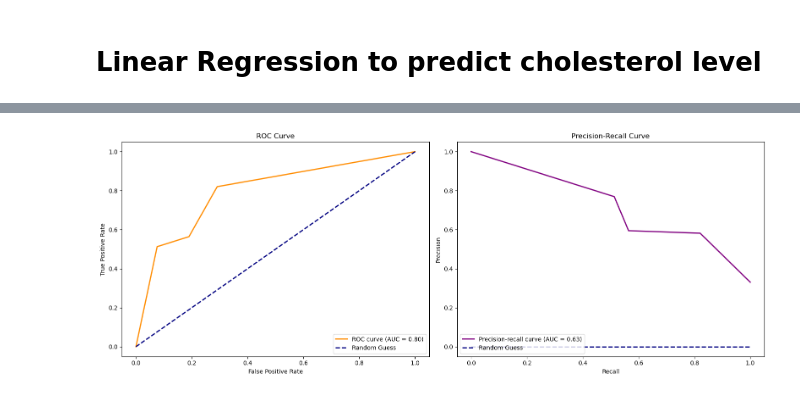
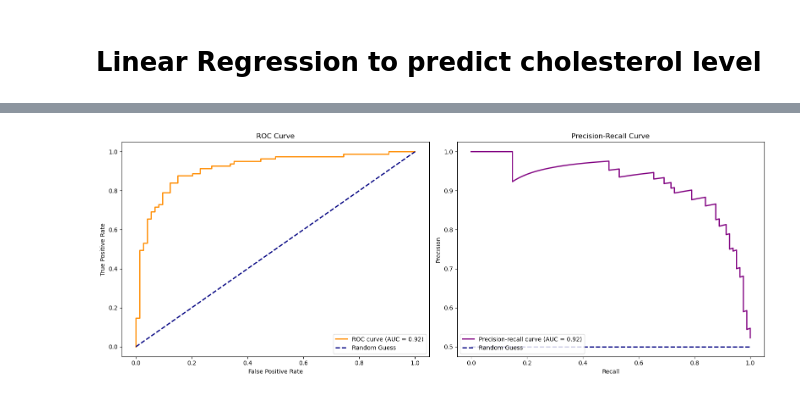
Before and after one commit to nguyenntkn/BINF-5507-Assignment-2, a Jupyter notebook: Script/main.ipynb, the cells around one changed output, grey strips where cells are left out. Saved outputs shown, nothing was run; the diff lists cells and outputs as text; code cells hidden in the pictures.

```diff
--- a/Script/main.ipynb
+++ b/Script/main.ipynb
@@ -168,34 +172,56 @@ Best alpha and l1_ratio for maximum R2: 0.01, 0.2
 # %%
-# LOGISTIC REGRESSION
+# ======================= Importing packages ==============================
 
 import numpy as np
 import pandas as pd
 import matplotlib.pyplot as plt
-import seaborn as sns
 from sklearn.model_selection import train_test_split
 from sklearn.linear_model import LogisticRegression
-from sklearn.svm import SVC
-from sklearn.metrics import accuracy_score, f1_score, roc_curve, auc, precision_recall_curve, average_precision_score, classification_report
+from sklearn.metrics import accuracy_score, f1_score, roc_curve, auc, precision_recall_curve, average_precision_score
 
-from sklearn.preprocessing import LabelEncoder
+# Setting the prediction threshold for classification (put it here so it's easier to change)
+predict_threshold = 0.5
 
-# ================================= Preparing model ==============================================
+
+# ====================== 1. Load & Clean Data ============================
+# Load raw dataset
+data = pd.read_csv('/Users/nguyennguyen/Documents/Clinical Bioinfo/MLAI/BINF-5507-Assignment-2/Data/heart_disease_uci.csv')
+
+# Create a copy for cleaning
+clean_data = data.copy()
+
+# Convert the weird values in cholesterol columns (is 0) to NaN for imputing
+clean_data.loc[clean_data['chol'] == 0, 'chol'] = np.nan
+
+# Apply data cleaning functions
+clean_data = dp.remove_missing_columns(clean_data)
+clean_data = dp.impute_missing_values(clean_data)
+clean_data = dp.remove_duplicates(clean_data)
+clean_data = dp.remove_redundant_features(clean_data)
+clean_data = dp.impute_outlier(clean_data, method='mean', threshold=2.5)
+
+# Save cleaned dataset
+clean_data.to_csv('/Users/nguyennguyen/Documents/Clinical Bioinfo/MLAI/BINF-5507-Assignment-2/Data/cleaned_heart_disease_uci.csv', index=False)
+
+
+# ======================== 2. Prepare Modeling Data ============================
 # Drop any rows with NA values
 reg_data = clean_data.copy()
 
-# Remove weird values in column "num" as it is a binary prediction of presence of heart disease
-# But check this dataset to see if it's classification of different heart diseases
-reg_data.loc[~(reg_data['num'].isin([0,1])), 'num'] =  float('NaN')
+# The column "num" has values as [0,1,2,3,4] indicating severity of heart disease
+#       0: No significant heart disease
+#       1, 2, 3, 4: Presence of heart disease with increasing severity
+# We want to check for presence of heart disease, so [1, 2, 3, 4] will all be converted to 1 (presence)
+# reg_data.loc[~(reg_data['num'].isin([0,1])), 'num'] =  float('NaN')
 reg_data.dropna(inplace = True)
-# reg_data.loc[(reg_data['num'].isin([1,2,3,4])), 'num'] = 1
+reg_data.loc[(reg_data['num'].isin([1,2,3,4])), 'num'] = 1
 
 # Split data into features and target
 target = reg_data['num'].astype('category')
-# print(target.describe())
 features = reg_data.drop(columns = ['num'])
 
 # Normalize feature data
-features = dp.normalize_data(features)
+features = dp.normalize_data(features, method = 'standard')
 
 # if the column is not numeric, encode it (one-hot)
 cat_cols = features.select_dtypes(include='object').columns
@@ -204,13 +230,10 @@ features = pd.get_dummies(features, columns = cat_cols, prefix = cat_cols)
 # Splitting data set for training and testing
 x_train, x_test, y_train, y_test = train_test_split(features, target, train_size = 0.8, random_state = 42)
 
-# print(target.describe())
 
-# ================================= Logistics model ==============================================
+# ====================== 3. Logistic Regression Model ==========================
 # Make logistic regression model
-logistic_model = LogisticRegression(penalty = 'l1',             # These parameters seem to work best with this data, with reasonable ROC, Pre-Re, and accuracy
-                                    solver = 'liblinear',
-                                    C = 0.03, random_state=42)  # C (inverse regularization) controls the strength of regularization
+logistic_model = LogisticRegression(C = 0.05, random_state=42)  # C (inverse regularization) controls the strength of regularization
                                                                 # Larger C => stronger penalty => encourages simpler model and prevent overfitting
                                                                 # but may lead to underfitting
                                                                 # Smaller C => less regularization => keep the complexity of the model
@@ -227,43 +250,35 @@ roc_auc = auc(fpr, tpr)
 precision, recall, _ = precision_recall_curve(y_test, y_predict)
 average_precision = average_precision_score(y_test, y_predict)
 
-# Calculating accuracy score of model
-le = LabelEncoder()
-y_test_binary = le.fit_transform(y_test)
-y_predict_binary = le.fit_transform(y_predict)
+# Convert probabilities to binary labels using threshold
+y_predict_binary = (y_predict >= predict_threshold).astype(int)
+y_test_binary = y_test.astype(int)
+
+# Accuracy and F1
 accuracy_log = accuracy_score(y_test_binary, y_predict_binary)
-
-# Calculate f1 score
-f1 = f1_score(y_test_binary, y_predict_binary, average = 'weighted')    # Did this because it's classified as "multiclass" for some reasons
+f1 = f1_score(y_test_binary, y_predict_binary)
 
 # Print results
 print(f"AUC-ROC: {roc_auc}")
 print(f"Precision-Recall AUC: {average_precision}")
 print(f"Accuracy: {accuracy_log}")
 print(f"F1 score: {f1}")
-# print(classification_report(y_test_binary, y_predict_binary))
 
 
-# =================================== Visualization ===============================================
+# ============================= 4. Visualization ===============================
 fig, axs = plt.subplots(1,2,figsize=(16,6))
 
 # Make ROC plot
-fpr_random_guess = np.array([0, 1])
-tpr_random_guess = np.array([0, 1])
-
 axs[0].plot(fpr, tpr, color='darkorange', lw=2, label='ROC curve (AUC = %0.2f)' % roc_auc)
-axs[0].plot(fpr_random_guess, tpr_random_guess, color='navy', lw=2, linestyle='--', label='Random Guess')
+axs[0].plot([0, 1], [0, 1], color='navy', lw=2, linestyle='--', label='Random Guess')
 axs[0].set_xlabel('False Positive Rate')
 axs[0].set_ylabel('True Positive Rate')
 axs[0].set_title('ROC Curve')
 axs[0].legend(loc='lower right')
 
 # Make precision-recall plot
-precision_random_guess = np.array([0, 0])
-recall_random_guess = np.array([0, 1])
-
 axs[1].plot(recall, precision, color='purple', lw=2, label='Precision-recall curve (AUC = %0.2f)' % average_precision)
-axs[1].plot(recall_random_guess, precision_random_guess, color='navy', lw=2, linestyle='--', label='Random Guess')
+axs[1].plot([0, 1], [0.5, 0.5], color='navy', lw=2, linestyle='--', label='Random Guess')
 axs[1].set_xlabel('Recall')
 axs[1].set_ylabel('Precision')
 axs[1].set_title('Precision-Recall Curve')
@@ -280,2 +301,2 @@ F1 score: 0.6440175396715708
-[figure, old version]
+[figure, new version]
 # %% [markdown]
```
Also changed, not shown: parts of 7 cells of this notebook, 2 other files.
